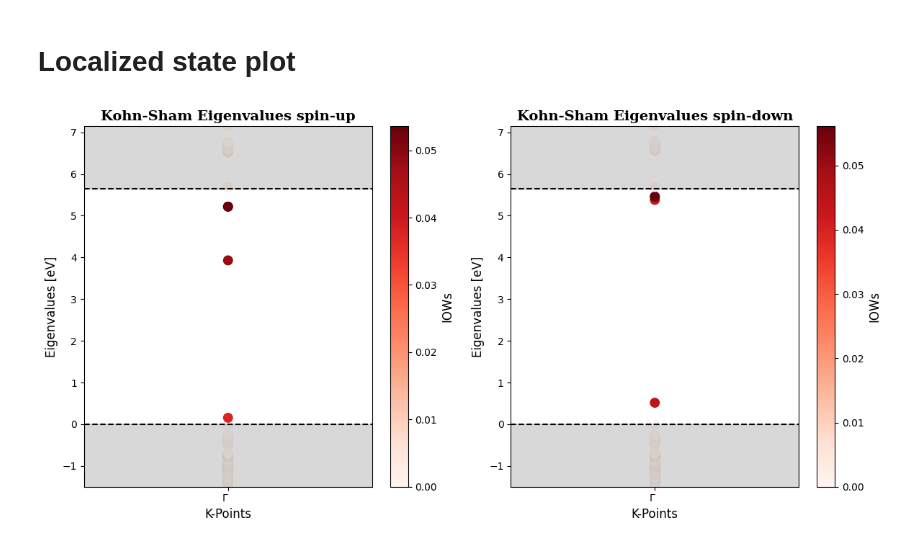
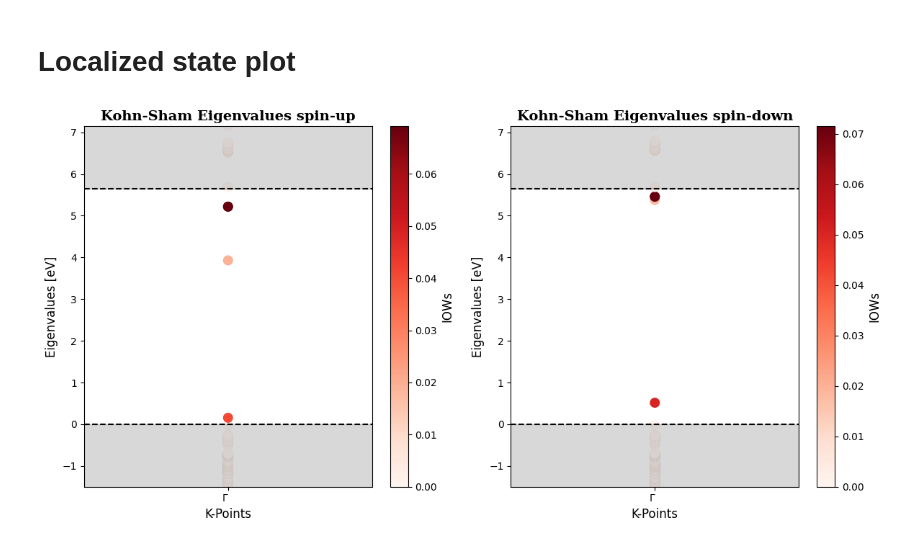
Before and after one commit to Luisrj14/VaspDefAnalysis, a Jupyter notebook: notebook/plot_localized_state.ipynb, the cells around one changed output. Saved outputs shown, nothing was run; the diff lists cells and outputs as text; code cells hidden in the pictures.

```diff
--- a/notebook/plot_localized_state.ipynb
+++ b/notebook/plot_localized_state.ipynb
@@ -3,31 +3,32 @@
 # %%
 import matplotlib.pyplot as plt
 from VaspDefAnalysis.plotter.plot_localization_factor import PlotLocalizedStates
 perfect_structure_path =  '/home/luis/master_thesis_uio/thesis_project/output_from_vasp_saga/project_AlN/calcualtion_steps/supercell/gga-pbe-5x5x3/defect/perfect/POSCAR'
 defect_structure_path = '/home/luis/master_thesis_uio/thesis_project/output_from_vasp_saga/project_AlN/calcualtion_steps/supercell/gga-pbe-5x5x3/defect/V_N/POSCAR-V_N.vasp'
 
 # ID vasprum
 defect_vasprun_path = '/home/luis/master_thesis_uio/thesis_project/output_from_vasp_saga/project_AlN/calcualtion_steps/supercell/hybrid-hse06-5x5x3/defect/V_N/V_N_0_NUPDOWN_+1/vasprun.xml'
 
 # The VBM and CBM (PBE)
 #VBM = 5.9732
 #CBM = 10.0299
 
 # The VBM and CBM (HSE06)
 VBM = 5.3092
 CBM = 10.9541
 
 fig = PlotLocalizedStates.get_plot_LS_using_IOWs(perfect_structure_path=perfect_structure_path,
                                                    defect_structure_path=defect_structure_path,
                                                    defect_vasprun_path=defect_vasprun_path,
                                                    VBM=VBM,
                                                    CBM=CBM,
+                                                   tolerance = 0.01,
                                                    layout="horizontal",
                                                    #scatter_settings= {"cmap": "cividis"})
                                                    scatter_settings= {"cmap": "Reds"})
                                                    #scatter_settings= {"cmap": "Blues"})
 # %% [output]
-[figure, old version]
+[figure, new version]
 # %%
 import os
 import matplotlib.pyplot as plt
```
